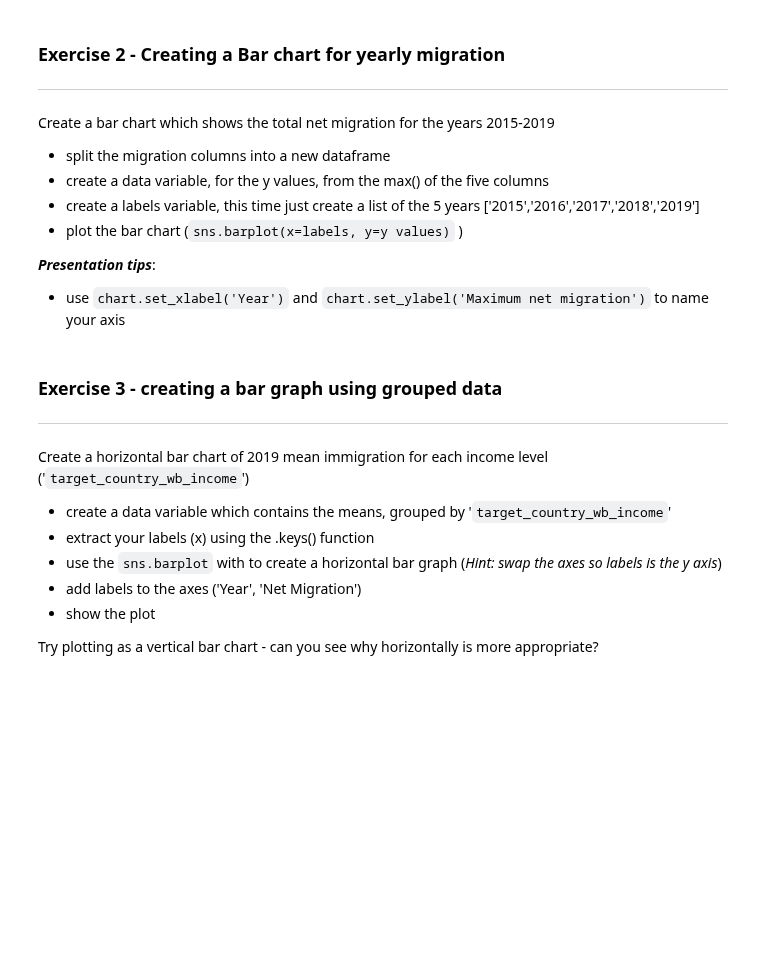
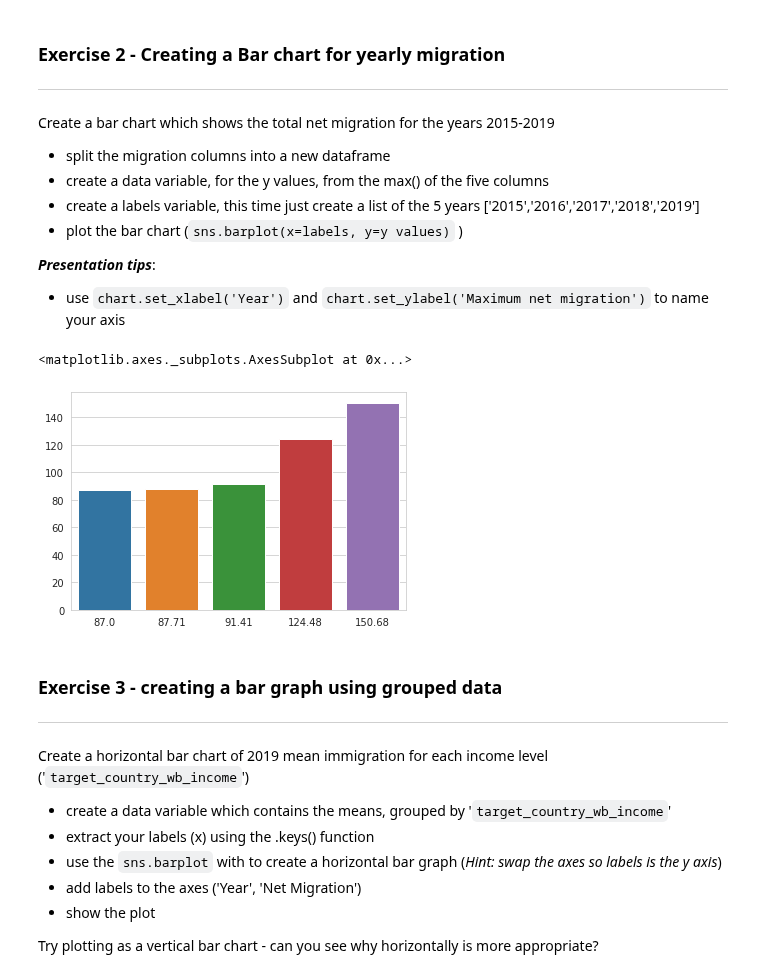
Before and after one commit to RautenM/PythonFundamentals, a Jupyter notebook: Worksheets/7_2_Visualisation_with_Seaborn.ipynb, the cells around one changed output. Saved outputs shown, nothing was run; the diff lists cells and outputs as text; code cells hidden in the pictures; blank space fills up the shorter version.

```diff
--- a/Worksheets/7_2_Visualisation_with_Seaborn.ipynb
+++ b/Worksheets/7_2_Visualisation_with_Seaborn.ipynb
@@ -120,6 +120,26 @@ Create a bar chart which shows the total net migration for the years 2015-2019
 
 ***Presentation tips***:
 * use `chart.set_xlabel('Year')` and `chart.set_ylabel('Maximum net migration')` to name your axis
+# %%
+import pandas as pd
+import seaborn as sns
+
+url = "https://github.com/futureCodersSE/working-with-data/blob/main/Data%20sets/public_use-talent-migration.xlsx?raw=true"
+df = pd.read_excel(url, sheet_name = 'Country Migration')
+df
+
+net_migration = df[["net_per_10K_2015" , "net_per_10K_2016" , "net_per_10K_2017"	, "net_per_10K_2018" ,	"net_per_10K_2019"]]
+net_migration = net_migration.rename({"net_per_10K_2015":"2015" , "net_per_10K_2016":"2016" , "net_per_10K_2017":"2017", "net_per_10K_2018":"2018", "net_per_10K_2019":"2018"},axis=1)
+data = net_migration.max()
+
+(sns.barplot(x=data, y= data))
+chart.set_xlabel('Year')
+chart.set_ylabel('Maximum net migration')
+
+chart
+# %% [output]
+<matplotlib.axes._subplots.AxesSubplot at 0x...>
+[figure, added]
 # %% [markdown]
 ### Exercise 3 - creating a bar graph using grouped data
 ---
```
